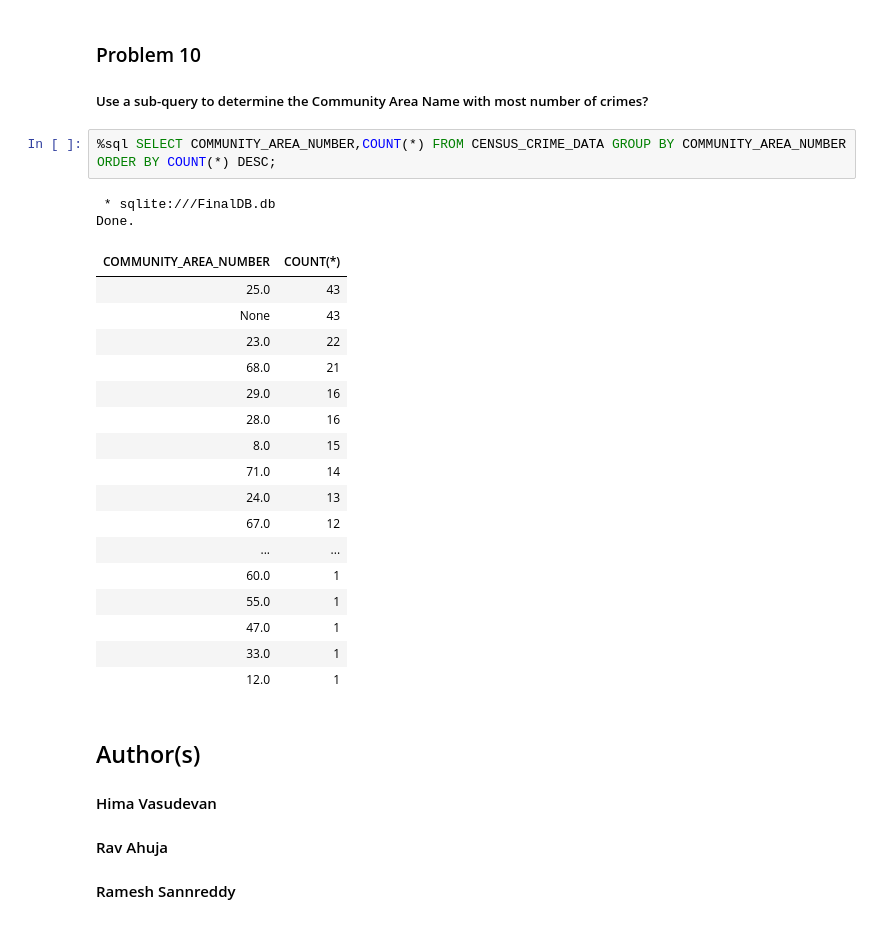
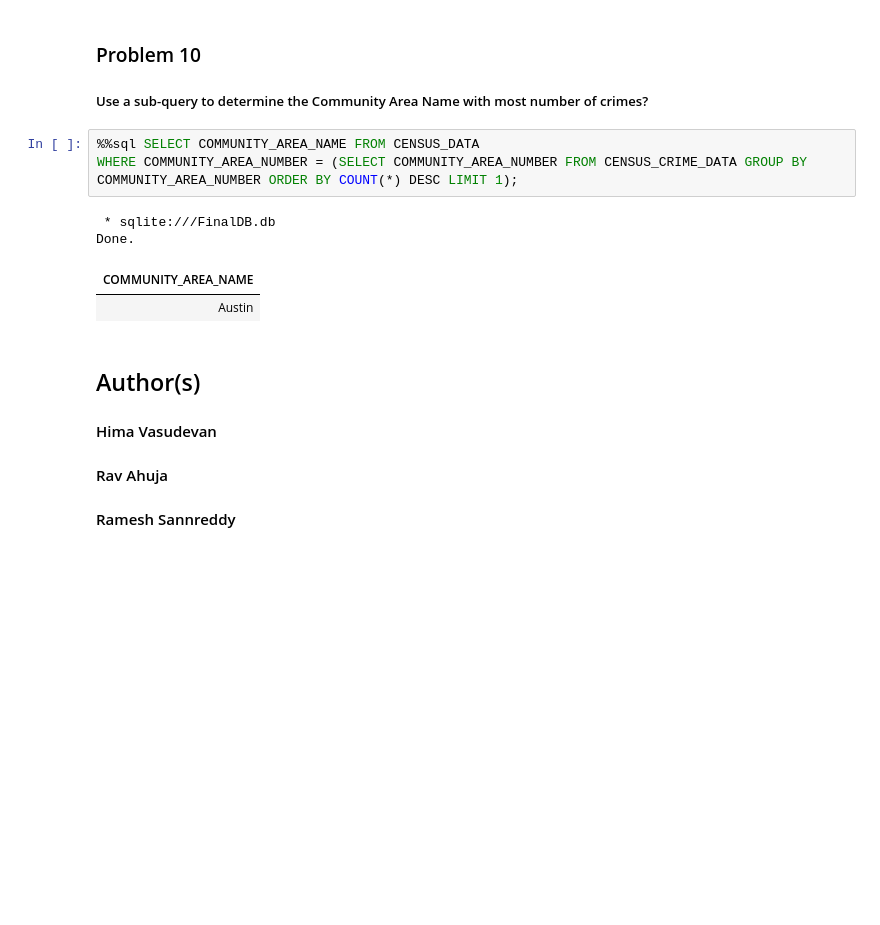
Before and after one commit to sakha1370/Data_Science_Coursera, a Jupyter notebook: 6. Databases and SQL for Data Science with Python/Module 5, Course Assignment/mod5_final_project.ipynb, the cells around one changed output. Cells and saved outputs as stored; diff of their text form; blank space fills up the shorter version.

```diff
--- a/6. Databases and SQL for Data Science with Python/Module 5, Course Assignment/mod5_final_project.ipynb
+++ b/6. Databases and SQL for Data Science with Python/Module 5, Course Assignment/mod5_final_project.ipynb
@@ -263,27 +278,13 @@ Done.
 
 ##### Use a sub-query to determine the Community Area Name with most number of crimes?
 # %%
-%sql SELECT COMMUNITY_AREA_NUMBER,COUNT(*) FROM CENSUS_CRIME_DATA GROUP BY COMMUNITY_AREA_NUMBER ORDER BY COUNT(*) DESC;
+%%sql SELECT COMMUNITY_AREA_NAME FROM CENSUS_DATA
+WHERE COMMUNITY_AREA_NUMBER = (SELECT COMMUNITY_AREA_NUMBER FROM CENSUS_CRIME_DATA GROUP BY COMMUNITY_AREA_NUMBER ORDER BY COUNT(*) DESC LIMIT 1);
 # %% [output]
  * sqlite:///FinalDB.db
 Done.
-| COMMUNITY_AREA_NUMBER | COUNT(*) |
-| 25.0 | 43 |
-| None | 43 |
-| 23.0 | 22 |
-| 68.0 | 21 |
-| 29.0 | 16 |
-| 28.0 | 16 |
-| 8.0 | 15 |
-| 71.0 | 14 |
-| 24.0 | 13 |
-| 67.0 | 12 |
-| ... | ... |
-| 60.0 | 1 |
-| 55.0 | 1 |
-| 47.0 | 1 |
-| 33.0 | 1 |
-| 12.0 | 1 |
+| COMMUNITY_AREA_NAME |
+| Austin |
 # %% [markdown]
 ## Author(s)
 
```
Also changed, not shown: parts of 3 cells of this notebook, 27 other files.
